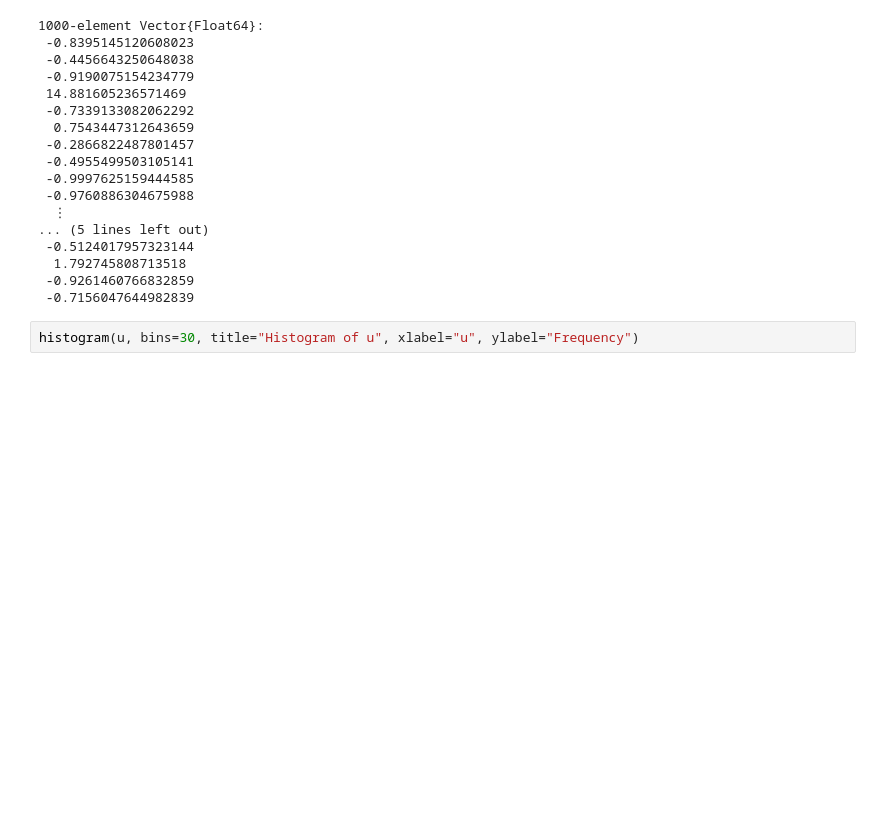
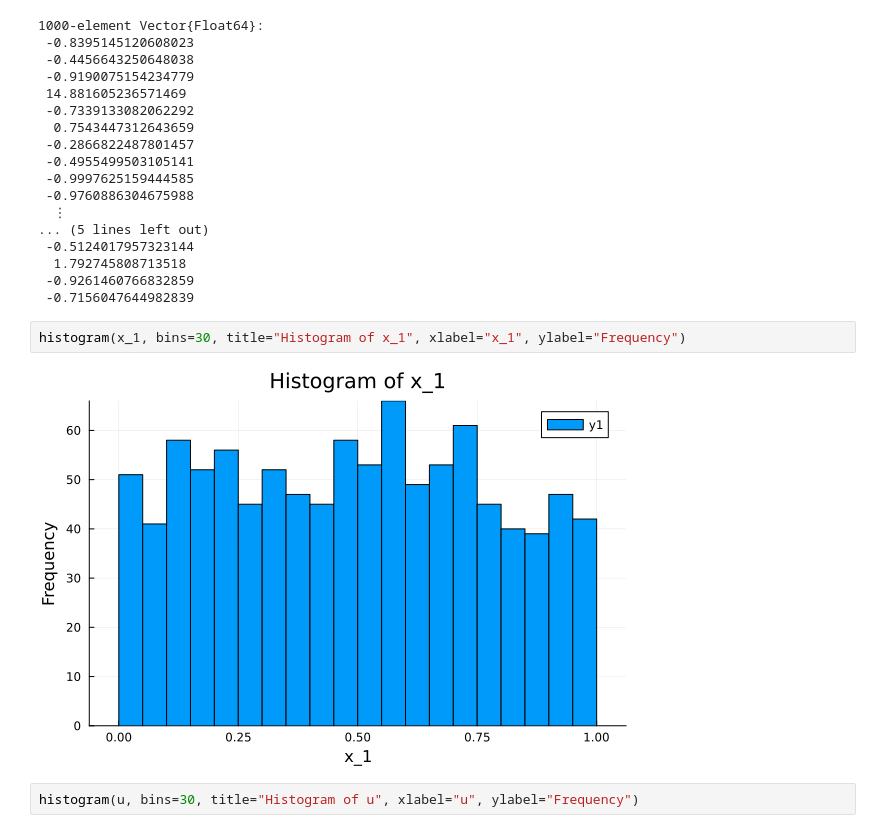
Before and after one commit to liminglin98/ScPo_M1_Econometrics2, a Jupyter notebook: HW4/PS4_P1_LLM.ipynb, the cells around one changed output. Cells and saved outputs as stored; diff of their text form; blank space fills up the shorter version.

```diff
--- a/HW4/PS4_P1_LLM.ipynb
+++ b/HW4/PS4_P1_LLM.ipynb
@@ -34,6 +34,10 @@ u = chi_vals .- 1
   1.792745808713518
  -0.9261460766832859
  -0.7156047644982839
+# %%
+histogram(x_1, bins=30, title="Histogram of x_1", xlabel="x_1", ylabel="Frequency")
+# %% [output]
+[figure, added]
 # %%
 histogram(u, bins=30, title="Histogram of u", xlabel="u", ylabel="Frequency")
 # %% [output]
```
